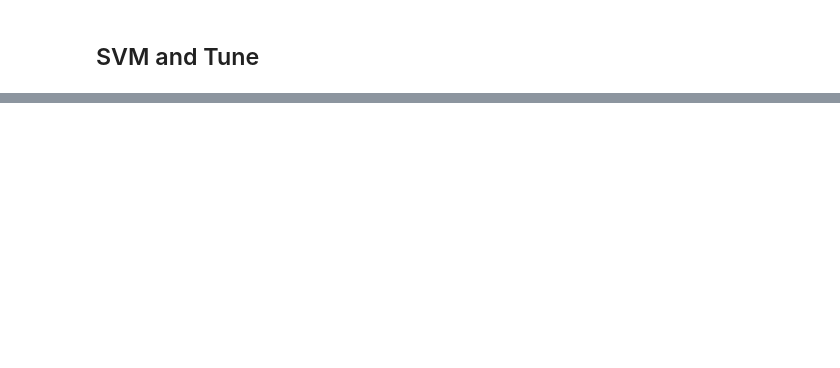
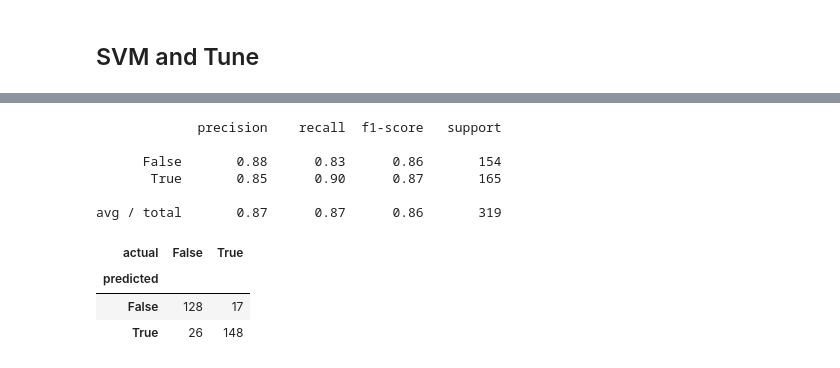
Before and after one commit to chrisgian/Capstone2-NLP-Hotel-Reviews, a Jupyter notebook: Capstone 2 - Topic Modeling and Prediction of Deceptive Reviews.ipynb, the cells around one changed output, grey strips where cells are left out. Cells and saved outputs as stored; diff of their text form; code cells hidden in the pictures; blank space fills up the shorter version.

```diff
--- a/Capstone 2 - Topic Modeling and Prediction of Deceptive Reviews.ipynb
+++ b/Capstone 2 - Topic Modeling and Prediction of Deceptive Reviews.ipynb
@@ -350,8 +365,24 @@ for score in scores:
+# %%
+mask = -X_test.isnull().any(axis = 1)
+X_test[mask]
+y_test[mask]
 # %%
-y_true, y_pred = y_test, clf.predict(X_test)
+y_true, y_pred = y_test[mask], clf.predict(X_test[mask])
 print(classification_report(y_true, y_pred))
 print()
+# %% [output]
+             precision    recall  f1-score   support
+
+      False       0.88      0.83      0.86       154
+       True       0.85      0.90      0.87       165
+
+avg / total       0.87      0.87      0.86       319
 # %%
 pandas.crosstab(
-clf.best_estimator_.predict(X_test),
-y_test,rownames=['predicted'], colnames=['actual'])
+clf.best_estimator_.predict(X_test[mask]),
+y_test[mask],rownames=['predicted'], colnames=['actual'])
+# %% [output]
+| actual | False | True |
+| predicted |  |  |
+| False | 128 | 17 |
+| True | 26 | 148 |
```
Also changed, not shown: parts of 13 cells of this notebook.
